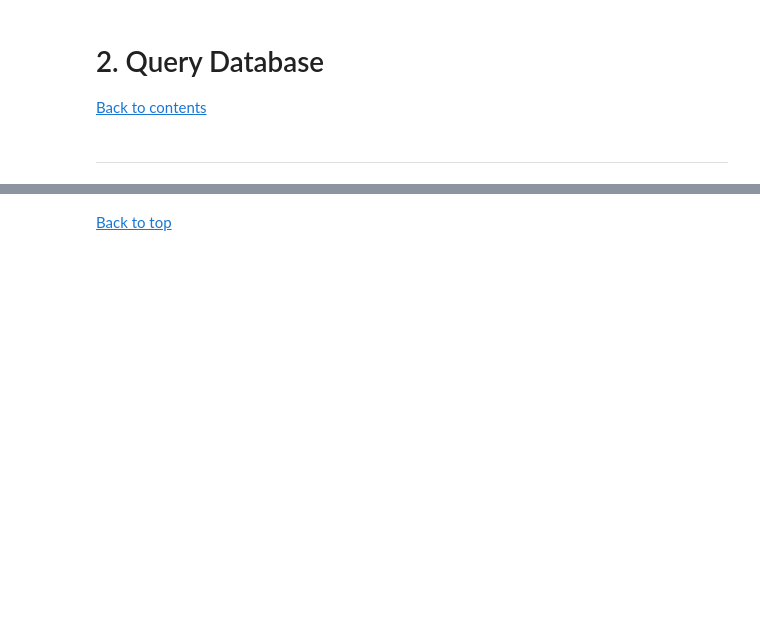
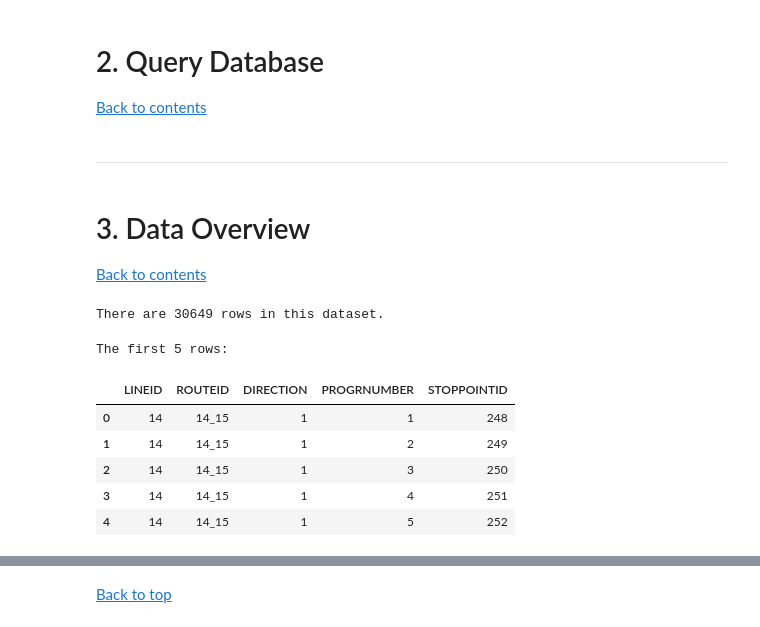
Before and after one commit to CityRoute/Data-Analytics-CityRoute, a Jupyter notebook: Routes-and-Stops.ipynb, the cells around one changed output, grey strips where cells are left out. Drawn from its saved outputs; the diff is of its cells as text; code cells hidden in the pictures; blank space fills up the shorter version.

Commit message:
Data overview

```diff
--- a/Routes-and-Stops.ipynb
+++ b/Routes-and-Stops.ipynb
@@ -60,3 +60,25 @@ WHERE L.TRIPID = T.TRIPID
 df_query = pd.read_sql(query, conn)
 # %% [markdown]
 ***
+# %% [markdown]
+<a id="xxx"></a>
+# 3. Data Overview
+[Back to contents](#contents)
+# %%
+# print number of rows
+rows = df_query.shape[0]
+print(f"There are {rows} rows in this dataset.")
+# %% [output]
+There are 30649 rows in this dataset.
+# %%
+# print first 5 rows
+print("The first 5 rows:")
+df_query.head(5)
+# %% [output]
+The first 5 rows:
+|  | LINEID | ROUTEID | DIRECTION | PROGRNUMBER | STOPPOINTID |
+| 0 | 14 | 14_15 | 1 | 1 | 248 |
+| 1 | 14 | 14_15 | 1 | 2 | 249 |
+| 2 | 14 | 14_15 | 1 | 3 | 250 |
+| 3 | 14 | 14_15 | 1 | 4 | 251 |
+| 4 | 14 | 14_15 | 1 | 5 | 252 |
```
Also changed, not shown: parts of 7 cells of this notebook.
